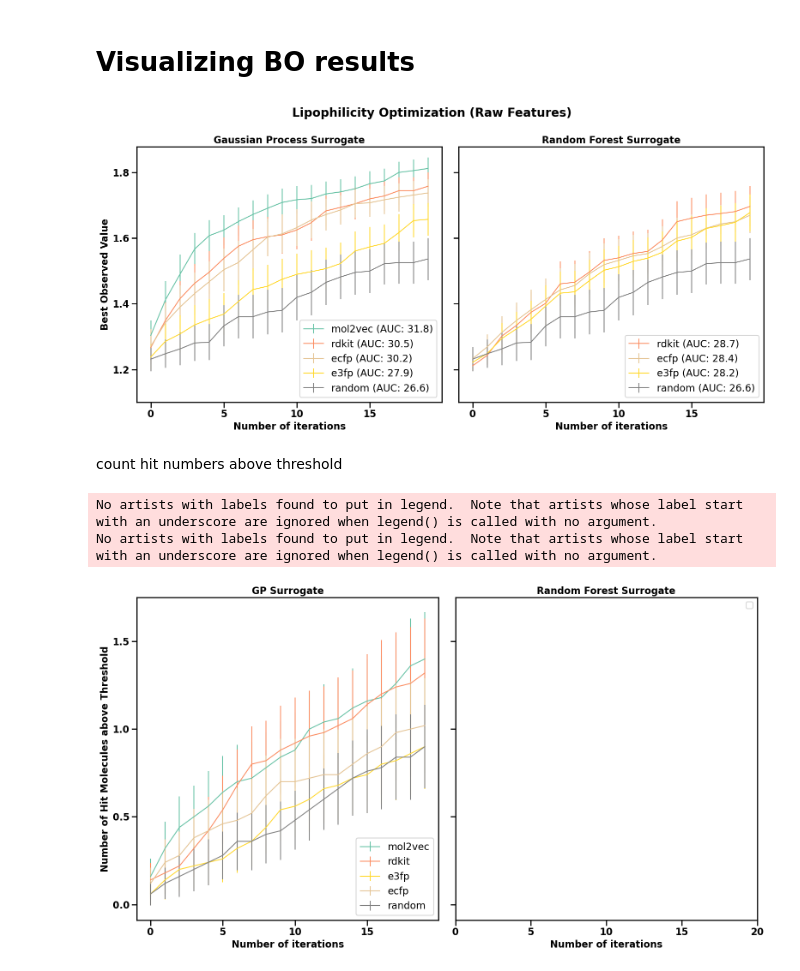
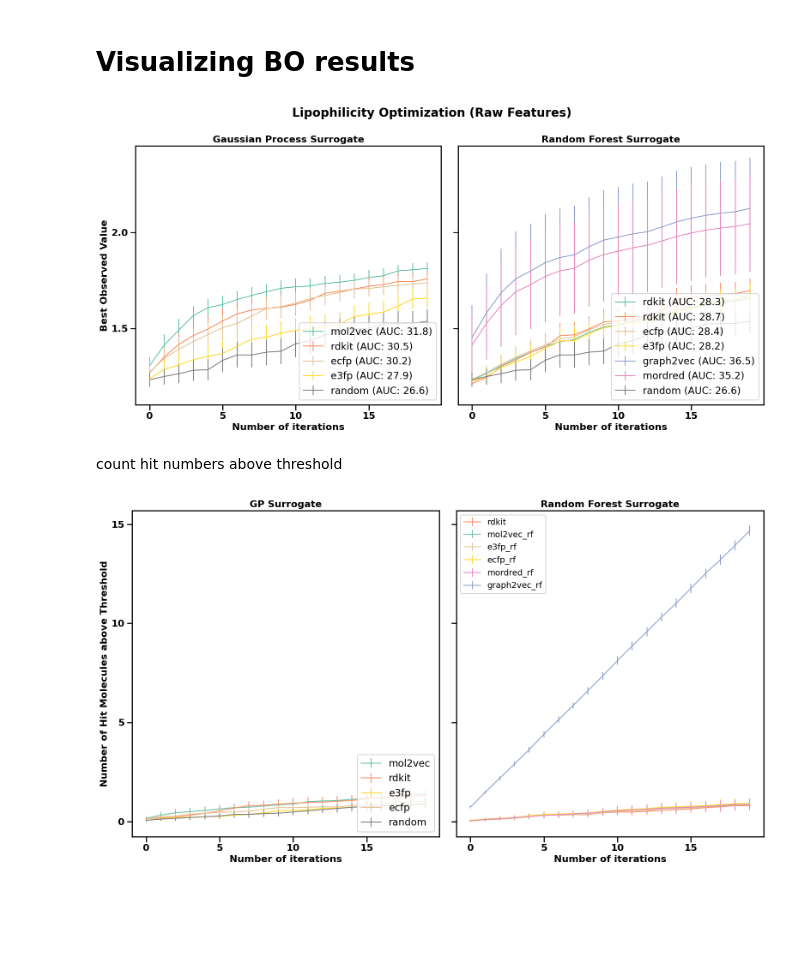
Before and after one commit to FrankWanger/ACBO-Feat, a Jupyter notebook: result_visualization.ipynb, the cells around one changed output. Drawn from its saved outputs; the diff is of its cells as text; code cells hidden in the pictures; blank space fills up the shorter version.

Commit message:
Updating all with RF results.

```diff
--- a/result_visualization.ipynb
+++ b/result_visualization.ipynb
@@ -9,30 +9,36 @@ rdkit_rf = np.load('./results/fair_split_trial50/lipo_rdkit_ratio0.1_iter20_tria
 random = np.load('./results/fair_split_trial50/lipo_mol2vec_ratio0.1_iter20_trial50GPRQ_random.npy', allow_pickle=True).item()
 
 mol2vec_gprq = np.load('./results/fair_split_trial50/lipo_mol2vec_ratio0.1_iter20_trial50GPRQ.npy', allow_pickle=True).item()
-#mol2vec_rf = np.load('./results/fair_split_trial50/lipo_mol2vec_ratio0.1_iter20_trial50RandomForest.npy', allow_pickle=True).item()
+mol2vec_rf = np.load('./results/fair_split_trial50/lipo_mol2vec_ratio0.1_iter20_trial50RandomForest.npy', allow_pickle=True).item()
 
 e3fp_gptani = np.load('./results/fair_split_trial50/lipo_e3fp_ratio0.1_iter20_trial50GPTanimoto.npy', allow_pickle=True).item()
 e3fp_rf = np.load('./results/fair_split_trial50/lipo_e3fp_ratio0.1_iter20_trial50RandomForest.npy', allow_pickle=True).item()
 
 ecfp_gptani = np.load('./results/fair_split_trial50/lipo_ecfp_ratio0.1_iter20_trial50GPTanimoto.npy', allow_pickle=True).item()
 ecfp_rf = np.load('./results/fair_split_trial50/lipo_ecfp_ratio0.1_iter20_trial50RandomForest.npy', allow_pickle=True).item()
+
+mordred_rf = np.load('./results/fair_split_trial50/lipo_mordred_ratio0.1_iter20_trial50RandomForest.npy', allow_pickle=True).item()
+graph2vec_rf = np.load('./results/fair_split_trial50/lipo_graph2vec_ratio0.1_iter20_trial50RandomForest.npy', allow_pickle=True).item()
 # %%
 num_trial = len(mol2vec_gprq['bests_over_trials'])
 num_iter = len(mol2vec_gprq['bests_over_trials'][0])
 
 rdkit_gprq_best_observed = np.array(rdkit_gprq['bests_over_trials'])
-rdkit_rf_best_observed = np.array(rdkit_rf['best_over_trials'])
+rdkit_rf_best_observed = np.array(rdkit_rf['bests_over_trials'])
 
 mol2vec_gprq_best_observed = np.array(mol2vec_gprq['bests_over_trials'])
-#mol2vec_rf_best_observed = np.array(mol2vec_rf['best_over_trials'])
+mol2vec_rf_best_observed = np.array(mol2vec_rf['bests_over_trials'])
 
 random_best_observed = np.array(random['bests_over_trials'])
 
 e3fp_gptani_best_observed = np.array(e3fp_gptani['bests_over_trials'])
-e3fp_rf_best_observed = np.array(e3fp_rf['best_over_trials'])
+e3fp_rf_best_observed = np.array(e3fp_rf['bests_over_trials'])
 
 ecfp_gptani_best_observed = np.array(ecfp_gptani['bests_over_trials'])
-ecfp_rf_best_observed = np.array(ecfp_rf['best_over_trials'])
+ecfp_rf_best_observed = np.array(ecfp_rf['bests_over_trials'])
+
+mordred_rf_best_observed = np.array(mordred_rf['bests_over_trials'])
+graph2vec_rf_best_observed = np.array(graph2vec_rf['bests_over_trials'])
 # %%
 import matplotlib.pyplot as plt
 #import pandas as pd
@@ -45,11 +51,14 @@ def ci(y):
 rdkit_gprq_auc = np.trapz(rdkit_gprq_best_observed.mean(axis=0))
 rdkit_rf_auc = np.trapz(rdkit_rf_best_observed.mean(axis=0))
 mol2vec_gprq_auc = np.trapz(mol2vec_gprq_best_observed.mean(axis=0))
+mol2vec_rf_auc = np.trapz(mol2vec_rf_best_observed.mean(axis=0))
 random_auc = np.trapz(random_best_observed.mean(axis=0))
 e3fp_gptani_auc = np.trapz(e3fp_gptani_best_observed.mean(axis=0))
 e3fp_rf_auc = np.trapz(e3fp_rf_best_observed.mean(axis=0))
 ecfp_gptani_auc = np.trapz(ecfp_gptani_best_observed.mean(axis=0))
 ecfp_rf_auc = np.trapz(ecfp_rf_best_observed.mean(axis=0))
+mordred_rf_auc = np.trapz(mordred_rf_best_observed.mean(axis=0))
+graph2vec_rf_auc = np.trapz(graph2vec_rf_best_observed.mean(axis=0))
 
 #set seaborn style
 sns.set_context("talk")
@@ -59,15 +68,15 @@ colors = sns.color_palette("Set2", n_colors=8)
 fig, [ax1, ax2] = plt.subplots(1, 2, figsize=(16,8),sharey=True)
 #plot errorbar from the mean and std of the best observed value
 ax1.errorbar(x=np.arange(num_iter), y=mol2vec_gprq_best_observed.mean(axis=0), yerr=ci(mol2vec_gprq_best_observed), label="mol2vec", color=colors[0],linewidth=1.5)
-
+ax2.errorbar(x=np.arange(num_iter), y=mol2vec_rf_best_observed.mean(axis=0), yerr=ci(mol2vec_rf_best_observed), label=f"mol2vec (AUC: {mol2vec_rf_auc:.1f})",color=colors[0], linewidth=1.5)
 ax1.errorbar(x=np.arange(num_iter), y=rdkit_gprq_best_observed.mean(axis=0), yerr=ci(rdkit_gprq_best_observed), label="rdkit", color=colors[1],linewidth=1.5)
 ax2.errorbar(x=np.arange(num_iter), y=rdkit_rf_best_observed.mean(axis=0), yerr=ci(rdkit_rf_best_observed), label=f"rdkit (AUC: {rdkit_rf_auc:.1f})",color=colors[1], linewidth=1.5)
-
-#ax.errorbar(x=np.arange(num_iter), y=mol2vec_rf_best_observed.mean(axis=0), yerr=ci(mol2vec_rf_best_observed), label="mol2vec_rf", linewidth=1.5)
 ax1.errorbar(x=np.arange(num_iter), y=ecfp_gptani_best_observed.mean(axis=0), yerr=ci(ecfp_gptani_best_observed), label="ecfp", color = colors[6],linewidth=1.5)
 ax2.errorbar(x=np.arange(num_iter), y=ecfp_rf_best_observed.mean(axis=0), yerr=ci(ecfp_rf_best_observed), label=f"ecfp (AUC: {ecfp_rf_auc:.1f})", color = colors[6],linewidth=1.5)
 ax1.errorbar(x=np.arange(num_iter), y=e3fp_gptani_best_observed.mean(axis=0), yerr=ci(e3fp_gptani_best_observed), label="e3fp", color = colors[5],linewidth=1.5)
 ax2.errorbar(x=np.arange(num_iter), y=e3fp_rf_best_observed.mean(axis=0), yerr=ci(e3fp_rf_best_observed), label=f"e3fp (AUC: {e3fp_rf_auc:.1f})", color = colors[5], linewidth=1.5)
+ax2.errorbar(x=np.arange(num_iter), y=graph2vec_rf_best_observed.mean(axis=0), yerr=ci(graph2vec_rf_best_observed), label=f"graph2vec (AUC: {graph2vec_rf_auc:.1f})", color = colors[2], linewidth=1.5)
+ax2.errorbar(x=np.arange(num_iter), y=mordred_rf_best_observed.mean(axis=0), yerr=ci(mordred_rf_best_observed), label=f"mordred (AUC: {mordred_rf_auc:.1f})", color = colors[3], linewidth=1.5)
 ax1.errorbar(x=np.arange(num_iter), y=random_best_observed.mean(axis=0), yerr=ci(random_best_observed), label="random", color='grey',linewidth=1.5)
 ax2.errorbar(x=np.arange(num_iter), y=random_best_observed.mean(axis=0), yerr=ci(random_best_observed), label=f"random (AUC: {random_auc:.1f})", color='grey',linewidth=1.5)
 
@@ -93,34 +102,34 @@ ax1.legend(ax1_legend_labels, loc="lower right")
 ax2.set(
     xlabel="Number of iterations"
 )
 #ax2.legend(loc='lower right')
 #make both plots for publication quality, set font size, thinkness and color
 for ax in [ax1, ax2]:
     for item in ([ax.title, ax.xaxis.label, ax.yaxis.label] +
                  ax.get_xticklabels() + ax.get_yticklabels()):
         item.set_fontsize(16)
         item.set_color('black')
         item.set_fontweight('bold')
 
 #reduce the size of legned
 plt.legend(fontsize=14)
 
 #reduce the number of ticks
 plt.locator_params(axis='y', nbins=5)
 ax1.locator_params(axis='x', nbins=5)
 ax2.locator_params(axis='x', nbins=5)
 ax2.legend(loc='lower right')
 #set title for the whole plot
 plt.suptitle('Lipophilicity Optimization (Raw Features)', fontsize=20, fontweight='bold')
 #set subtitle for each subplot
 ax1.title.set_text('Gaussian Process Surrogate')
 ax2.title.set_text('Random Forest Surrogate')
 
 plt.tight_layout()
 plt.savefig('figures/result1.png',dpi=300)
 plt.show()
 # %% [output]
-[figure, old version]
+[figure, new version]
 # %% [markdown]
 count hit numbers above threshold
 # %%
@@ -168,13 +183,19 @@ fig, [ax1, ax2] = plt.subplots(1, 2, figsize=(16, 9),sharey=True)
 #plot errorbar from the mean and std of the best observed value
 ax1.errorbar(x=np.arange(num_iter), y=mol2vec_gprq_hit_count.mean(axis=0), yerr=ci(mol2vec_gprq_hit_count), label="mol2vec", color=colors[0], linewidth=1.5)
 ax1.errorbar(x=np.arange(num_iter), y=rdkit_gprq_hit_count.mean(axis=0), yerr=ci(rdkit_gprq_hit_count), label="rdkit",color=colors[1], linewidth=1.5)
-#ax2.errorbar(x=np.arange(num_iter), y=rdkit_rf_hit_count.mean(axis=0), yerr=ci(rdkit_rf_hit_count), label="rdkit",color=colors[1], linewidth=1.5)
-#ax2.errorbar(x=np.arange(num_iter), y=mol2vec_rf_hit_count.mean(axis=0), yerr=ci(mol2vec_rf_hit_count), label="mol2vec_rf", linewidth=1.5)
 ax1.errorbar(x=np.arange(num_iter), y=e3fp_gptani_hit_count.mean(axis=0), yerr=ci(e3fp_gptani_hit_count), label="e3fp",color = colors[5], linewidth=1.5)
-#ax.errorbar(x=np.arange(num_iter), y=e3fp_rf_hit_count.mean(axis=0), yerr=ci(e3fp_rf_hit_count), label="e3fp_rf", linewidth=1.5)
 ax1.errorbar(x=np.arange(num_iter), y=ecfp_gptani_hit_count.mean(axis=0), yerr=ci(ecfp_gptani_hit_count), label="ecfp", color = colors[6],linewidth=1.5)
-#ax.errorbar(x=np.arange(num_iter), y=ecfp_rf_hit_count.mean(axis=0), yerr=ci(ecfp_rf_hit_count), label="ecfp_rf", linewidth=1.5)
 ax1.errorbar(x=np.arange(num_iter), y=random_hit_count.mean(axis=0), yerr=ci(random_hit_count), label="random", color = 'grey',linewidth=1.5)
+
+ax2.errorbar(x=np.arange(num_iter), y=rdkit_rf_hit_count.mean(axis=0), yerr=ci(rdkit_rf_hit_count), label="rdkit",color=colors[1], linewidth=1.5)
+ax2.errorbar(x=np.arange(num_iter), y=mol2vec_rf_hit_count.mean(axis=0), yerr=ci(mol2vec_rf_hit_count), label="mol2vec_rf", color=colors[0], linewidth=1.5)
+ax2.errorbar(x=np.arange(num_iter), y=e3fp_rf_hit_count.mean(axis=0), yerr=ci(e3fp_rf_hit_count), label="e3fp_rf", color=colors[6], linewidth=1.5)
+ax2.errorbar(x=np.arange(num_iter), y=ecfp_rf_hit_count.mean(axis=0), yerr=ci(ecfp_rf_hit_count), label="ecfp_rf", color=colors[5], linewidth=1.5)
+ax2.errorbar(x=np.arange(num_iter), y=mordred_rf_hit_count.mean(axis=0), yerr=ci(mordred_rf_hit_count), label="mordred_rf", color=colors[3], linewidth=1.5)
+ax2.errorbar(x=np.arange(num_iter), y=graph2vec_rf_hit_count.mean(axis=0), yerr=ci(graph2vec_rf_hit_count), label="graph2vec_rf", color=colors[2], linewidth=1.5)
+
+
+
 
 #set labels
 
@@ -216,6 +237,4 @@ plt.tight_layout()
 
 plt.show()
 # %% [output]
-No artists with labels found to put in legend.  Note that artists whose label start with an underscore are ignored when legend() is called with no argument.
-No artists with labels found to put in legend.  Note that artists whose label start with an underscore are ignored when legend() is called with no argument.
-[figure, old version]
+[figure, new version]
```
Also changed, not shown: parts of 2 cells of this notebook, 7 other files.
